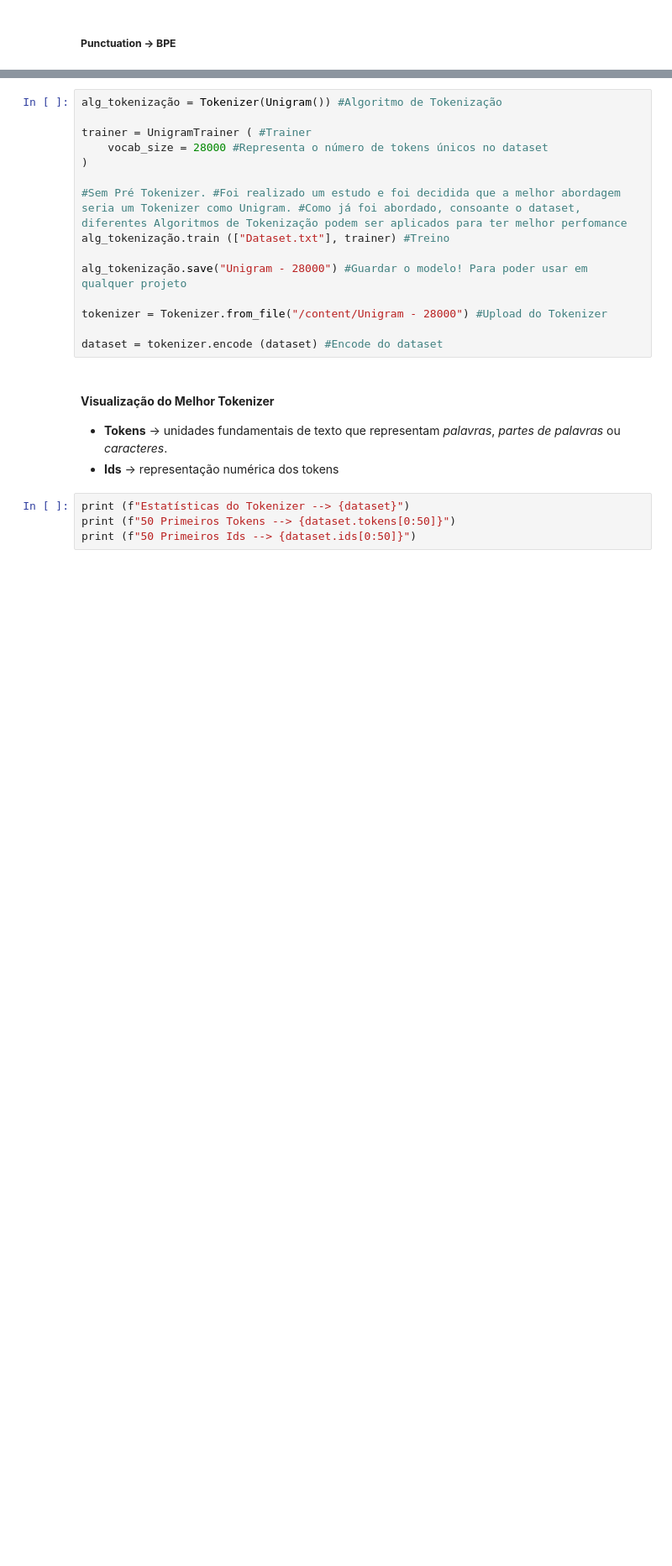
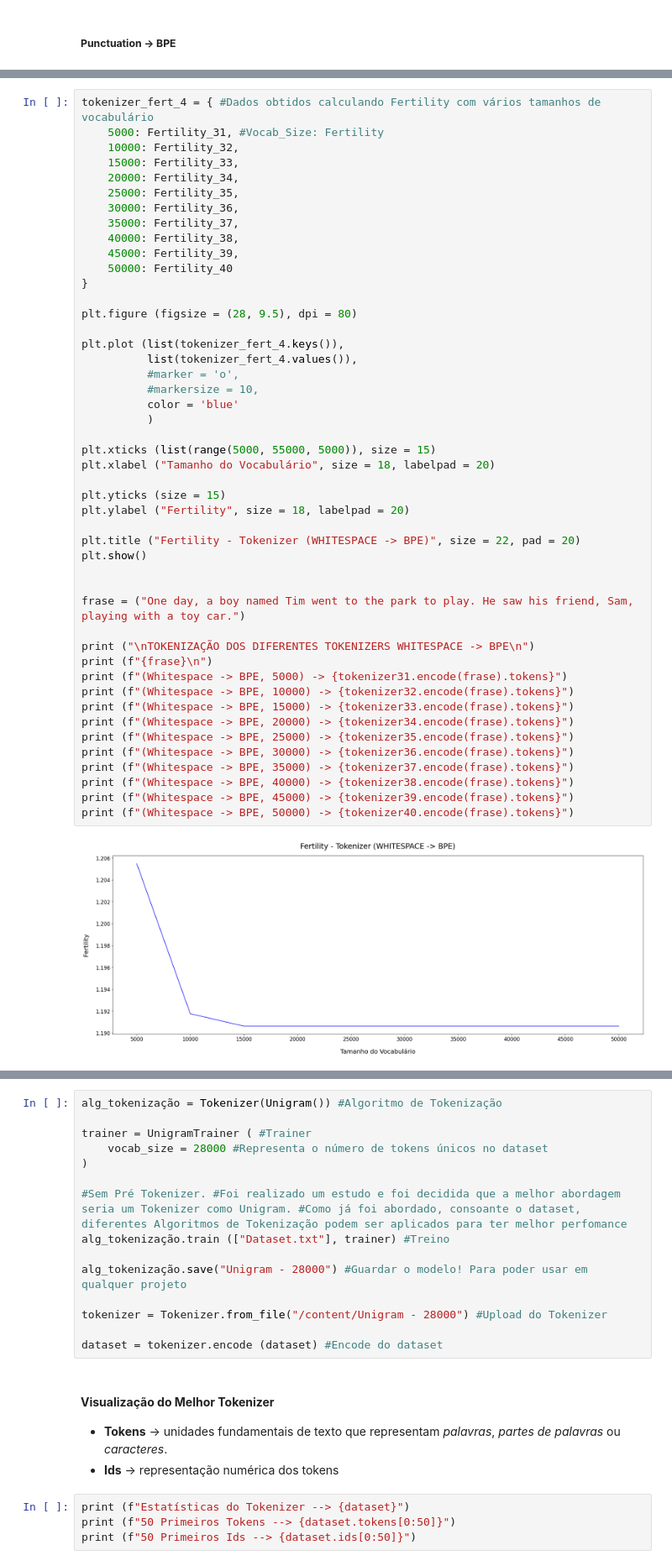
Before and after one commit to Eliezer-Carvalho/Tiny-Transformer, a Jupyter notebook: Transformer - Attention Is All You Need.ipynb, the cells around one changed output, grey strips where cells are left out. Shown at 84% size. Drawn from its saved outputs; the diff is of its cells as text; blank space fills up the shorter version.

```diff
--- a/Transformer - Attention Is All You Need.ipynb
+++ b/Transformer - Attention Is All You Need.ipynb
@@ -369,0 +455,49 @@ Fertility_20 = len(dataset_tokens20.tokens) / len(re.findall(r'\w+', dataset))
+# %%
+tokenizer_fert_4 = { #Dados obtidos calculando Fertility com vários tamanhos de vocabulário
+    5000: Fertility_31, #Vocab_Size: Fertility
+    10000: Fertility_32,
+    15000: Fertility_33,
+    20000: Fertility_34,
+    25000: Fertility_35,
+    30000: Fertility_36,
+    35000: Fertility_37,
+    40000: Fertility_38,
+    45000: Fertility_39,
+    50000: Fertility_40
+}
+
+plt.figure (figsize = (28, 9.5), dpi = 80)
+
+plt.plot (list(tokenizer_fert_4.keys()),
+          list(tokenizer_fert_4.values()),
+          #marker = 'o',
+          #markersize = 10,
+          color = 'blue'
+          )
+
+plt.xticks (list(range(5000, 55000, 5000)), size = 15)
+plt.xlabel ("Tamanho do Vocabulário", size = 18, labelpad = 20)
+
+plt.yticks (size = 15)
+plt.ylabel ("Fertility", size = 18, labelpad = 20)
+
+plt.title ("Fertility - Tokenizer (WHITESPACE -> BPE)", size = 22, pad = 20)
+plt.show()
+
+
+frase = ("One day, a boy named Tim went to the park to play. He saw his friend, Sam, playing with a toy car.")
+
+print ("\nTOKENIZAÇÃO DOS DIFERENTES TOKENIZERS WHITESPACE -> BPE\n")
+print (f"{frase}\n")
+print (f"(Whitespace -> BPE, 5000) -> {tokenizer31.encode(frase).tokens}")
+print (f"(Whitespace -> BPE, 10000) -> {tokenizer32.encode(frase).tokens}")
+print (f"(Whitespace -> BPE, 15000) -> {tokenizer33.encode(frase).tokens}")
+print (f"(Whitespace -> BPE, 20000) -> {tokenizer34.encode(frase).tokens}")
+print (f"(Whitespace -> BPE, 25000) -> {tokenizer35.encode(frase).tokens}")
+print (f"(Whitespace -> BPE, 30000) -> {tokenizer36.encode(frase).tokens}")
+print (f"(Whitespace -> BPE, 35000) -> {tokenizer37.encode(frase).tokens}")
+print (f"(Whitespace -> BPE, 40000) -> {tokenizer38.encode(frase).tokens}")
+print (f"(Whitespace -> BPE, 45000) -> {tokenizer39.encode(frase).tokens}")
+print (f"(Whitespace -> BPE, 50000) -> {tokenizer40.encode(frase).tokens}")
+# %% [output]
+[figure, added]
```
Also changed, not shown: parts of 13 cells of this notebook.
